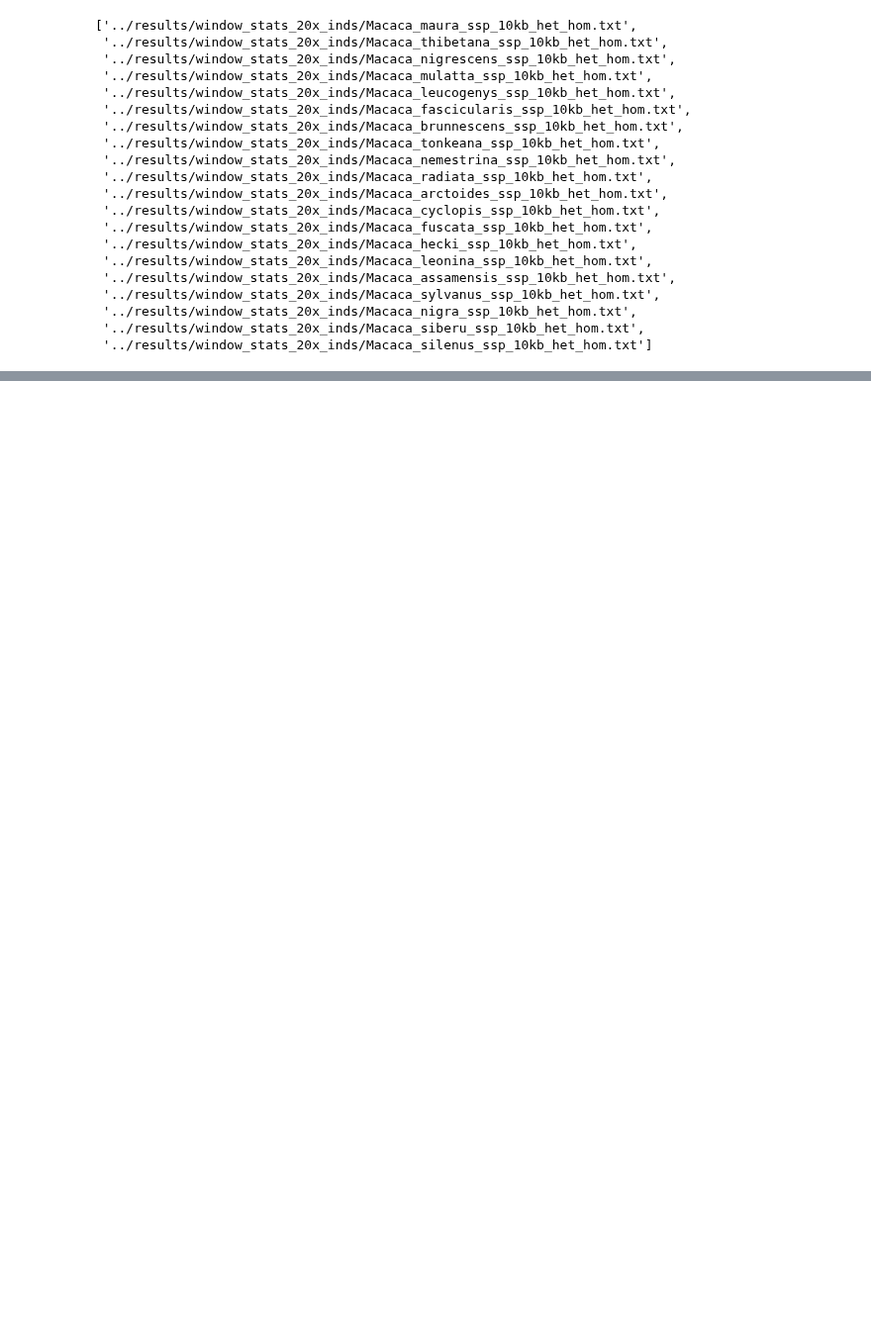
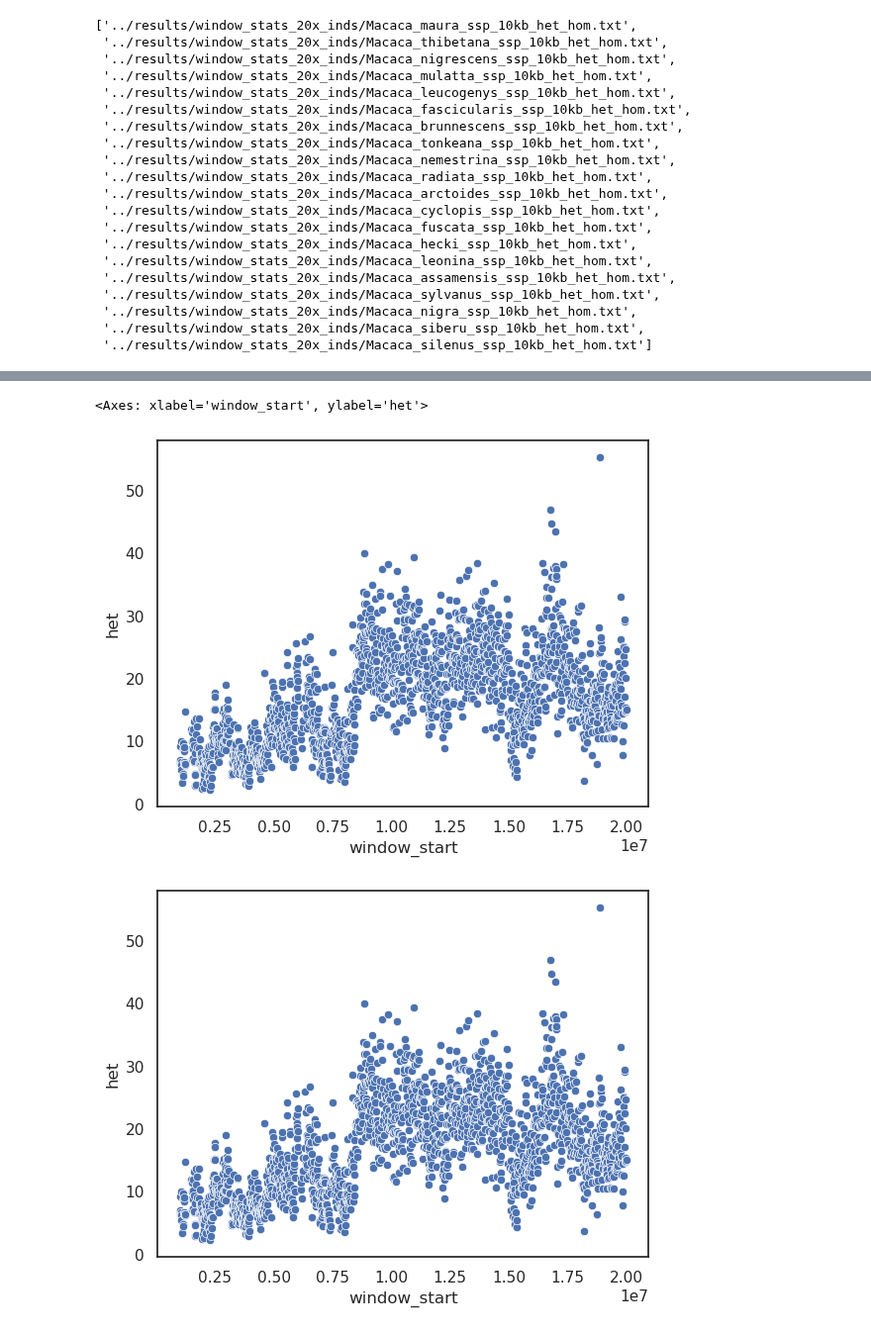
Before and after one commit to erikfogh/selection_primates, a Jupyter notebook: notebooks/main03_example_species.ipynb, the cells around one changed output, grey strips where cells are left out. Shown at 99% size. Saved outputs shown, nothing was run; the diff lists cells and outputs as text; code cells hidden in the pictures; blank space fills up the shorter version.

```diff
--- a/notebooks/main03_example_species.ipynb
+++ b/notebooks/main03_example_species.ipynb
@@ -81,0 +132,10 @@ g.set(xlim=(-1, 50))
+# %%
+sns.scatterplot(output_df.loc[(output_df.chr_type == "chrX") & (output_df.callable_frac >= 0.75)
+                              & (output_df.window_start <= 20000000)
+                             & (output_df.window_start >= 1000000)].groupby(["window_start"])["het"].mean().reset_index(),
+                x="window_start", y="het"
+        )
+# %% [output]
+<Axes: xlabel='window_start', ylabel='het'>
+[figure, added]
+[figure, added]
```
Also changed, not shown: parts of 28 cells of this notebook, 12 other files.
